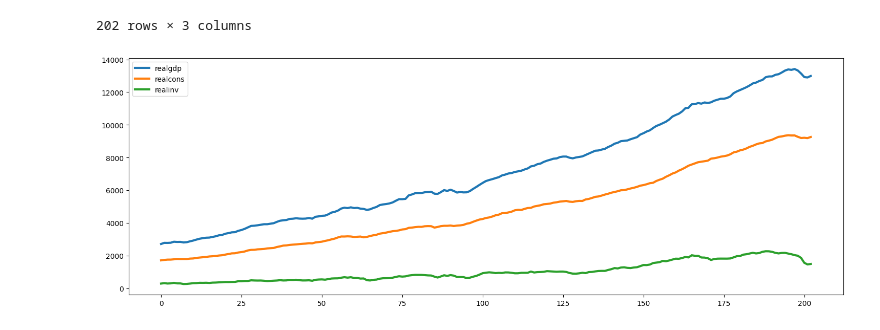
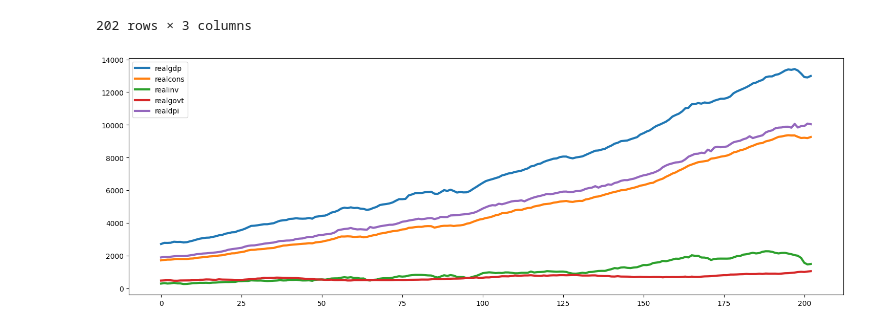
Before and after one commit to HyunsungRyu/AI_TimeSeries, a Jupyter notebook: market_pred.ipynb, the cells around one changed output. Saved outputs shown, nothing was run; the diff lists cells and outputs as text; code cells hidden in the pictures.

```diff
--- a/market_pred.ipynb
+++ b/market_pred.ipynb
@@ -67,7 +67,7 @@ data
 202 rows × 3 columns
 # %%
 import matplotlib.pyplot as plt
-mdata[['realgdp', 'realcons', 'realinv']].plot(figsize=(18,6), linewidth=3)
+mdata[['realgdp', 'realcons', 'realinv', 'realgovt', 'realdpi']].plot(figsize=(18,6), linewidth=3)
 plt.show()
 # %% [output]
-[figure, old version]
+[figure, new version]
```
Also changed, not shown: parts of 9 cells of this notebook.
